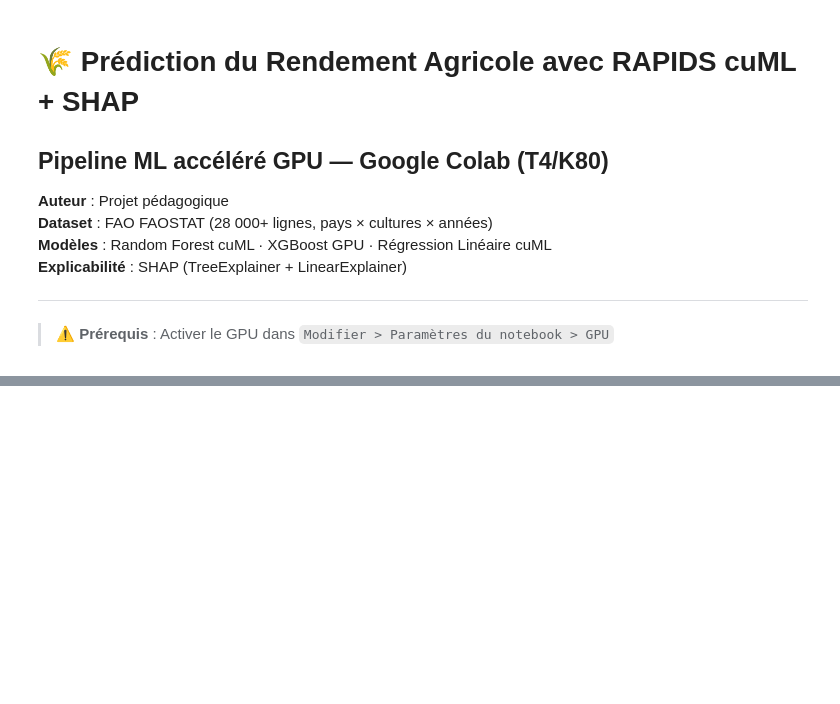
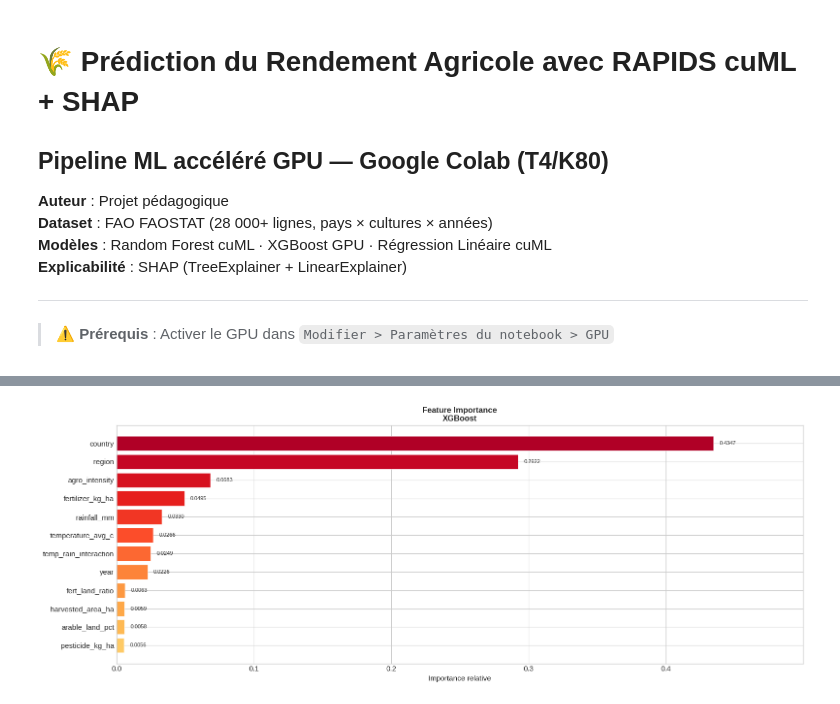
Before and after one commit to anassbr1/Projet-Syst-mes-Distribu-s-Projet18-, a Jupyter notebook: agriculture_yield_pipeline.ipynb, the cells around one changed output, grey strips where cells are left out. Drawn from its saved outputs; the diff is of its cells as text; code cells hidden in the pictures; blank space fills up the shorter version.

```diff
--- a/agriculture_yield_pipeline.ipynb
+++ b/agriculture_yield_pipeline.ipynb
@@ -1561,0 +1891,87 @@ print("✓ Feature importance intégrée sauvegardée (feature_importance_builti
+# %%
+# ============================================================
+# CELLULE 13 (BONUS) : FEATURE IMPORTANCE INTÉGRÉE AUX MODÈLES
+# ============================================================
+import numpy as np
+import matplotlib.pyplot as plt
+
+print("=" * 60)
+print("  BONUS : Feature Importance Intégrée (sans SHAP)")
+print("=" * 60)
+print()
+
+# S'assurer que feature_names_display existe
+if 'feature_names_display' not in dir() and 'FEATURE_COLS' in dir():
+    feature_names_display = [f[:25] for f in FEATURE_COLS]
+elif 'feature_names_display' not in dir():
+    feature_names_display = [f'Feature_{i}' for i in range(X_train.shape[1])]
+
+# Vérifier qu'il y a des modèles entraînés
+if 'trained_models' not in dir() or not trained_models:
+    print("⚠ Aucun modèle entraîné → cellule ignorée")
+else:
+    # Nombre de modèles à afficher (max 2 pour lisibilité)
+    models_to_plot = list(trained_models.items())[:2]
+    fig, axes = plt.subplots(1, len(models_to_plot), figsize=(16, 6))
+    if len(models_to_plot) == 1:
+        axes = [axes]
+
+    plot_idx = 0
+
+    for name, res in models_to_plot:
+        ax = axes[plot_idx]
+        model = res['model']
+
+        try:
+            # Récupérer feature importances selon le type
+            if hasattr(model, 'feature_importances_'):
+                importances = np.array(model.feature_importances_)
+            elif hasattr(model, 'coef_'):
+                # Prendre la valeur absolue, et si multidimensionnel, moyenne
+                coef = np.array(model.coef_)
+                if coef.ndim > 1:
+                    importances = np.mean(np.abs(coef), axis=0)
+                else:
+                    importances = np.abs(coef)
+            else:
+                raise AttributeError("Pas de feature_importances_ ni coef_")
+
+            # Vérifier que la longueur correspond
+            if len(importances) != len(feature_names_display):
+                # Tronquer ou remplir
+                if len(importances) < len(feature_names_display):
+                    importances = np.pad(importances, (0, len(feature_names_display) - len(importances)))
+                else:
+                    importances = importances[:len(feature_names_display)]
+
+            # Trier et afficher
+            sorted_idx = np.argsort(importances)[-min(12, len(importances)):]
+            feat_names_sorted = [feature_names_display[i] for i in sorted_idx]
+            importances_sorted = importances[sorted_idx]
+
+            colors_imp = plt.cm.YlOrRd(np.linspace(0.3, 0.9, len(sorted_idx)))
+            bars = ax.barh(feat_names_sorted, importances_sorted,
+                           color=colors_imp, edgecolor='white', linewidth=0.5)
+            ax.set_xlabel("Importance relative")
+            ax.set_title(f"Feature Importance\n{name}", fontsize=12, fontweight='bold')
+            ax.set_xlim(0, importances_sorted.max() * 1.15)
+
+            # Ajouter les valeurs
+            for bar, val in zip(bars, importances_sorted):
+                ax.text(bar.get_width() + importances_sorted.max() * 0.01,
+                        bar.get_y() + bar.get_height()/2.,
+                        f'{val:.4f}', va='center', fontsize=8)
+
+            print(f"✓ Feature importance calculée pour {name}")
+        except Exception as e:
+            print(f"⚠ {name} : {e}")
+            ax.text(0.5, 0.5, f'{name}\n(pas de feature importance\ndisponible)',
+                    ha='center', va='center', transform=ax.transAxes, fontsize=12)
+
+        plot_idx += 1
+
+    plt.tight_layout()
+    plt.savefig('feature_importance_builtin.png', dpi=100, bbox_inches='tight')
+    plt.show()
+    print("✓ Feature importance intégrée sauvegardée (feature_importance_builtin.png)")
+# %% [output]
@@ -1561,0 +1983 @@ print("✓ Feature importance intégrée sauvegardée (feature_importance_builti
+[figure, added]
```
Also changed, not shown: parts of 19 cells of this notebook.
